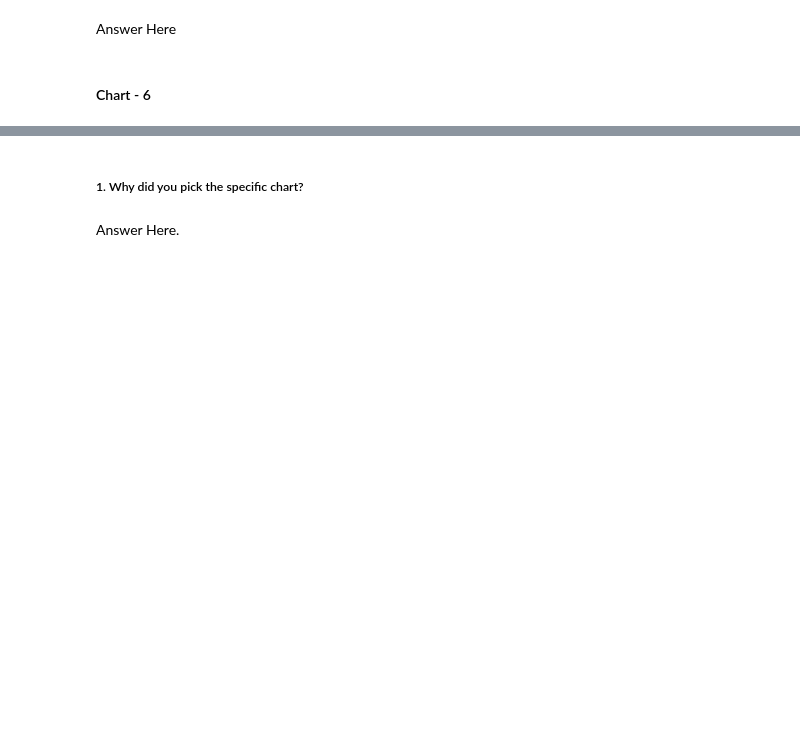
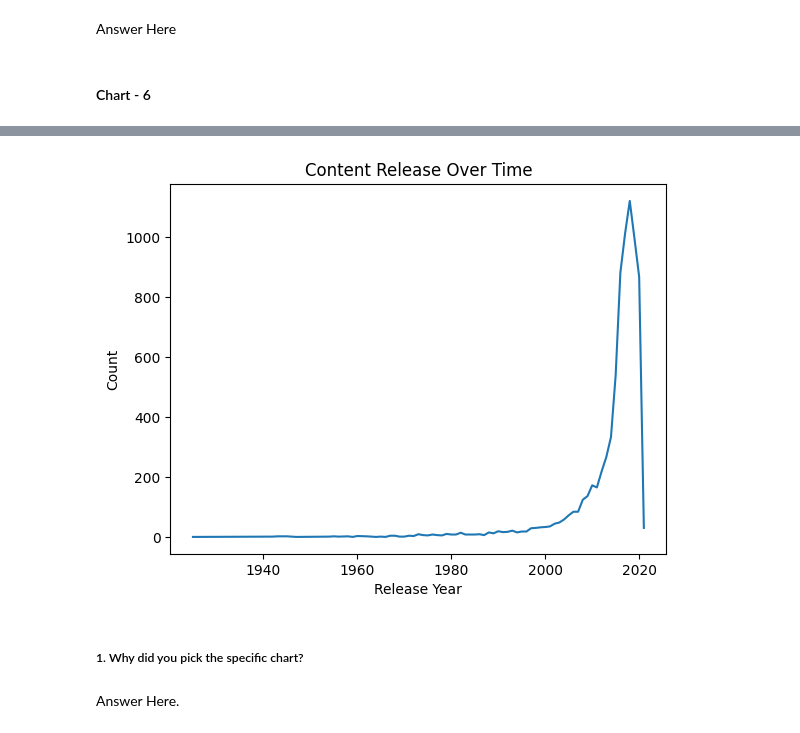
Before and after one commit to rafiddeshmukh/Netflix_Movies_and_TV_Shows_Clustering, a Jupyter notebook: Netflix_Movies_and_TV_Shows_Clustering.ipynb, the cells around one changed output, grey strips where cells are left out. Drawn from its saved outputs; the diff is of its cells as text; code cells hidden in the pictures; blank space fills up the shorter version.

```diff
--- a/Netflix_Movies_and_TV_Shows_Clustering.ipynb
+++ b/Netflix_Movies_and_TV_Shows_Clustering.ipynb
@@ -448,8 +448,9 @@ Answer Here
 release_years = nf_df['release_year'].value_counts().sort_index()
 
 # Create a line chart
-fig = go.Figure(data=go.Scatter(x=release_years.index, y=release_years.values))
-fig.update_layout(title='Content Release Over Time', xaxis_title='Release Year', yaxis_title='Count')
-
-fig.show()
+plt.plot(release_years.index, release_years.values)
+plt.xlabel('Release Year')
+plt.ylabel('Count')
+plt.title('Content Release Over Time')
+plt.show()
 # %% [output]
@@ -457,3 +457,4 @@ fig.show()
+[figure, added]
 # %% [markdown]
 ##### 1. Why did you pick the specific chart?
 # %% [markdown]
```
Also changed, not shown: parts of 5 cells of this notebook.
